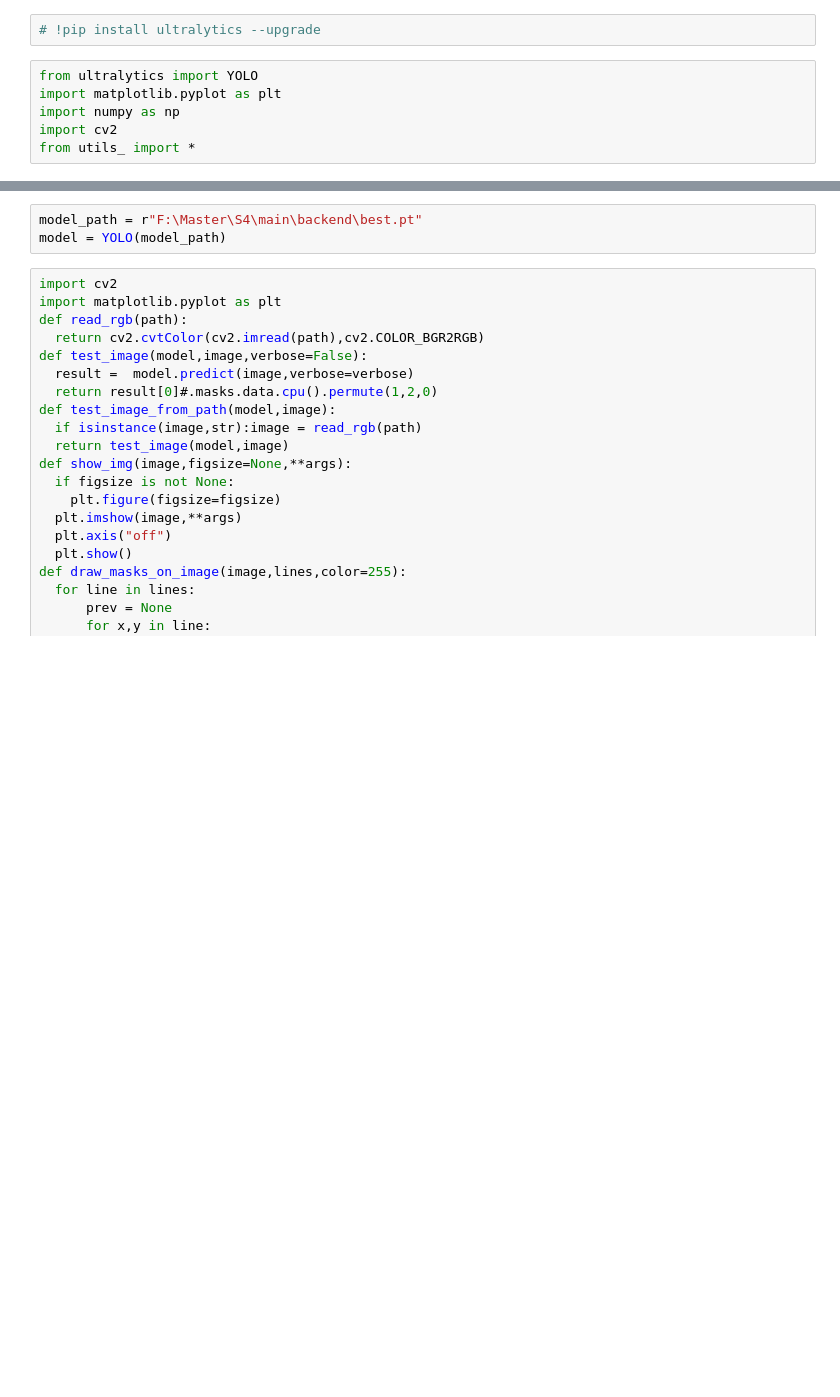
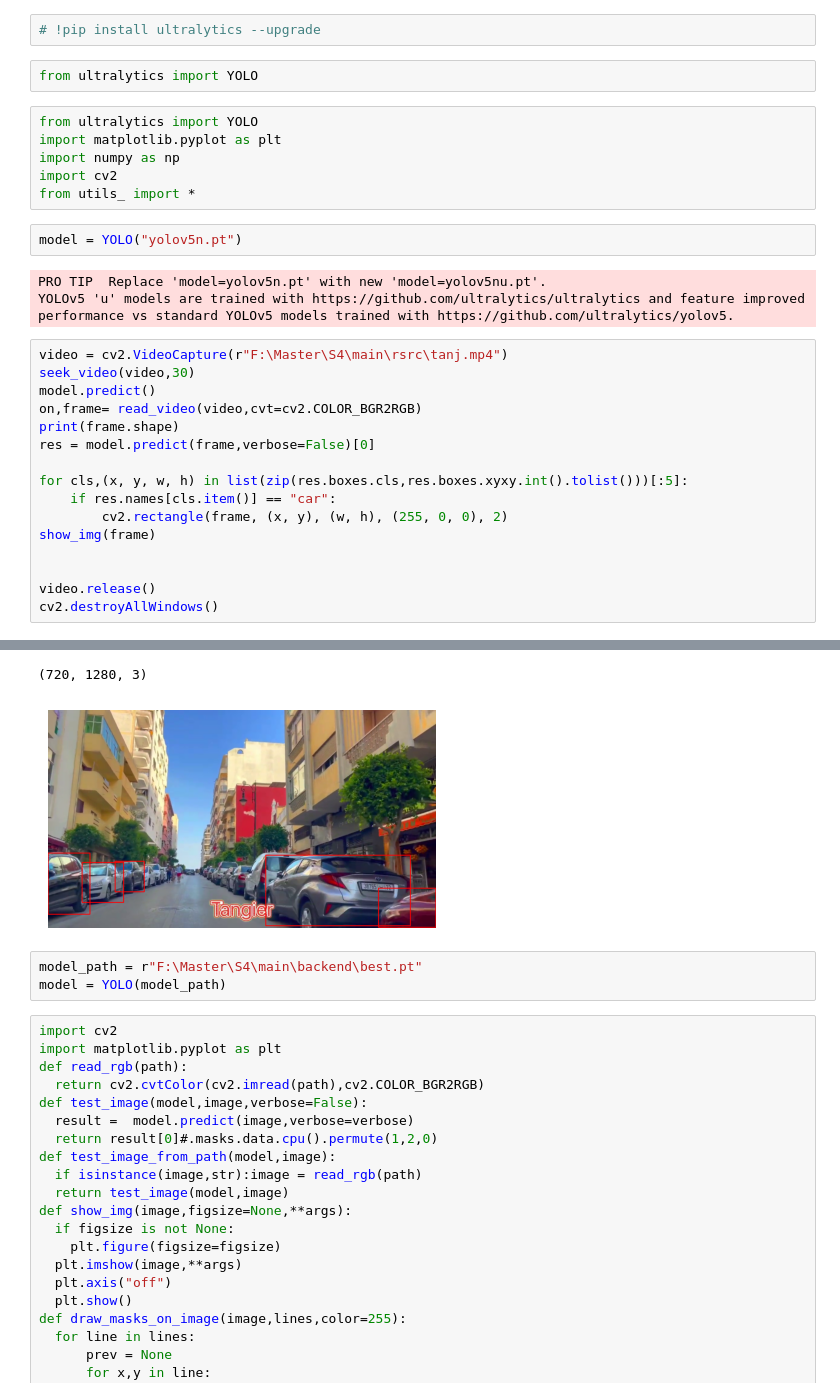
Before and after one commit to n2ak/pfe, a Jupyter notebook: backend/src/edge_detection.ipynb, the cells around one changed output, grey strips where cells are left out. Saved outputs shown, nothing was run; the diff lists cells and outputs as text; blank space fills up the shorter version.

```diff
--- a/backend/src/edge_detection.ipynb
+++ b/backend/src/edge_detection.ipynb
@@ -7,8 +4,32 @@ The autoreload extension is already loaded. To reload it, use:
 # %%
 # !pip install ultralytics --upgrade
+# %%
+from ultralytics import YOLO
 # %%
 from ultralytics import YOLO
 import matplotlib.pyplot as plt
 import numpy as np
 import cv2
 from utils_ import *
+# %%
+model = YOLO("yolov5n.pt")
+# %% [output]
+PRO TIP  Replace 'model=yolov5n.pt' with new 'model=yolov5nu.pt'.
+YOLOv5 'u' models are trained with https://github.com/ultralytics/ultralytics and feature improved performance vs standard YOLOv5 models trained with https://github.com/ultralytics/yolov5.
+# %%
+video = cv2.VideoCapture(r"F:\Master\S4\main\rsrc\tanj.mp4")
+seek_video(video,30)
+model.predict()
+on,frame= read_video(video,cvt=cv2.COLOR_BGR2RGB)
+print(frame.shape)
+res = model.predict(frame,verbose=False)[0]
+
+for cls,(x, y, w, h) in list(zip(res.boxes.cls,res.boxes.xyxy.int().tolist()))[:5]:
+    if res.names[cls.item()] == "car":
+        cv2.rectangle(frame, (x, y), (w, h), (255, 0, 0), 2)
+show_img(frame)
+
+
+video.release()
+cv2.destroyAllWindows()
+# %% [output]
@@ -15,3 +37,5 @@ from utils_ import *
+(720, 1280, 3)
+[figure, added]
 # %%
 model_path = r"F:\Master\S4\main\backend\best.pt"
 model = YOLO(model_path)
```
Also changed, not shown: parts of 5 cells of this notebook, 22 other files.
